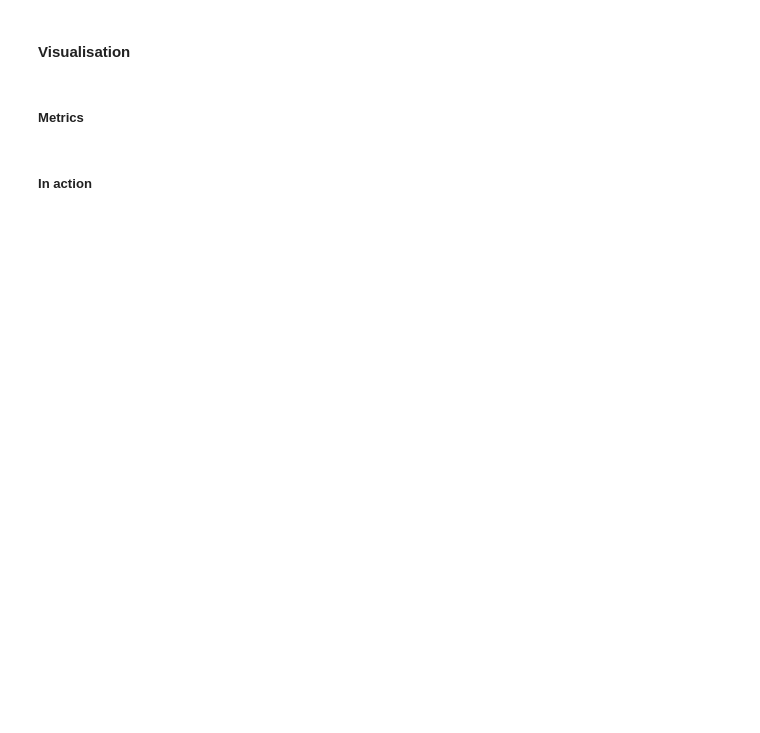
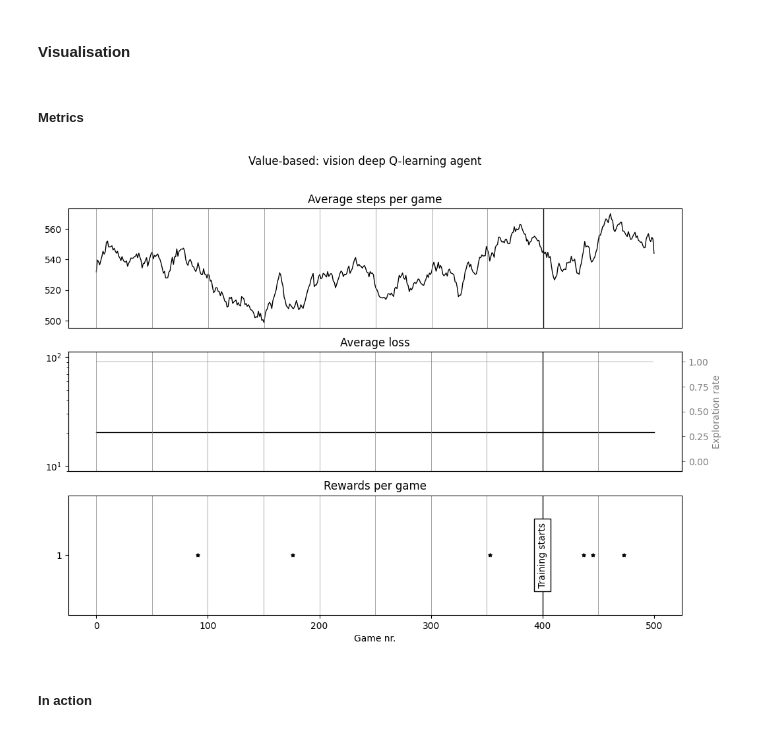
Before and after one commit to hallvardnmbu/reinforcement-learning, a Jupyter notebook: reinforcement-learning/value-tetris-vision.ipynb, the cells around one changed output. Saved outputs shown, nothing was run; the diff lists cells and outputs as text; code cells hidden in the pictures; blank space fills up the shorter version.

```diff
--- a/reinforcement-learning/value-tetris-vision.ipynb
+++ b/reinforcement-learning/value-tetris-vision.ipynb
@@ -24,18 +27,18 @@ environment = gym.make('ALE/Tetris-v5', render_mode="rgb_array",
 # %% [markdown]
 #### Parameters
 # %%
-GAMES = 10000
+GAMES = 500
 
 DISCOUNT = 0.99                                             # Discount rate for rewards
 GAMMA = 0.95                                                # Discount rate for Q-learning
 
 EXPLORATION_RATE = 1.0                                      # Initial exploration rate
-EXPLORATION_DECAY = 0.995                                   # Decay rate every game (rate *= decay)
+EXPLORATION_DECAY = 0.9995                                  # Decay rate every game (rate *= decay)
 EXPLORATION_MIN = 0.01                                      # Minimum exploration rate
 
-MINIBATCH = 64                                              # Size of the minibatch
-TRAIN_EVERY = 10                                            # Train the network every n games
-START_TRAINING_AT = 500                                     # Start training after n games
+MINIBATCH = 32                                              # Size of the minibatch
+TRAIN_EVERY = 25                                            # Train the network every n games
+START_TRAINING_AT = 400                                     # Start training after n games
 
 REMEMBER_ALL = False                                        # Only remember games with rewards
 MEMORY = 1500                                               # Size of the agents internal memory
@@ -105,9 +108,11 @@ for game in range(1, GAMES + 1):
     if REMEMBER_ALL or rewards > 0:
         value_agent.memorize(steps)
     else:
-        value_agent.game = []
+        value_agent.memory["game"].clear()
 
-    if game % TRAIN_EVERY == 0 and len(value_agent.memory) > 0 and game >= START_TRAINING_AT:
+    if (game % TRAIN_EVERY == 0
+            and len(value_agent.memory["memory"]) > 0
+            and game >= START_TRAINING_AT):
         loss = value_agent.learn(network=_value_agent)
         metrics["losses"][game // TRAIN_EVERY - 1] = loss
 
@@ -170,34 +182,43 @@ fig.suptitle("Value-based: vision deep Q-learning agent")
 
 ax[0].plot(steps, color="black", linewidth=1)
 ax[0].set_xticks([])
 ax[0].set_title("Average steps per game")
 
 ax[1].plot(torch.linspace(0, GAMES, len(losses)), losses, color="black", linewidth=1)
 ax[1].set_yscale("log") if any(loss > 0 for loss in losses) else None
 ax[1].set_xticks([])
 ax[1].set_title("Average loss")
 
 ax_2 = ax[1].twinx()
 ax_2.plot(metrics["exploration"], color="gray", linewidth=0.5)
 ax_2.set_ylabel("Exploration rate")
 ax_2.yaxis.label.set_color('gray')
 ax_2.set_ylim(-0.1, 1.1)
 ax_2.tick_params(axis='y', colors='gray')
 
 ax[2].scatter(range(len(rewards)), rewards, color="black", s=15, marker="*")
-ticks = set(reward for reward in rewards if not torch.isnan(torch.tensor(reward)))
+ticks = list(set(reward for reward in rewards if not torch.isnan(torch.tensor(reward))))
 ax[2].set_yticks(ticks) if ticks else None
 ax[2].set_xlim(ax[1].get_xlim())
 ax[2].set_xlabel("Game nr.")
 ax[2].set_title("Rewards per game")
 
 for i in range(0, GAMES, GAMES // 10):
     ax[0].axvline(x=i, color='gray', linewidth=0.5)
     ax[1].axvline(x=i, color='gray', linewidth=0.5)
     ax[2].axvline(x=i, color='gray', linewidth=0.5)
 
+ax[0].axvline(x=START_TRAINING_AT, color='black', linewidth=1)
+ax[1].axvline(x=START_TRAINING_AT, color='black', linewidth=1)
+ax[2].axvline(x=START_TRAINING_AT, color='black', linewidth=1)
+ax[2].text(START_TRAINING_AT, 1, 'Training starts',
+           rotation=90, verticalalignment='center', horizontalalignment='center',
+           bbox=dict(facecolor='white', alpha=1.0))
+
 plt.savefig("./output/value-vision-tetris.png")
 plt.show()
+# %% [output]
+[figure, added]
 # %% [markdown]
 ##### In action
 # %%
```
Also changed, not shown: parts of 5 cells of this notebook, 3 other files.
